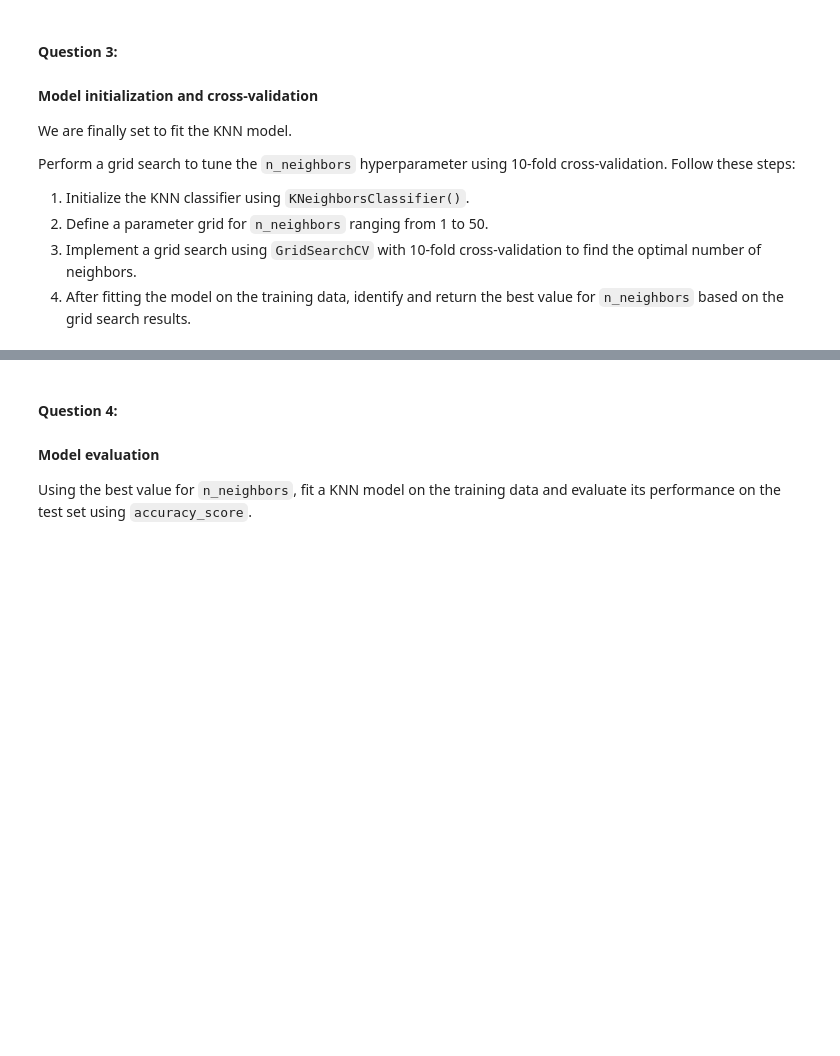
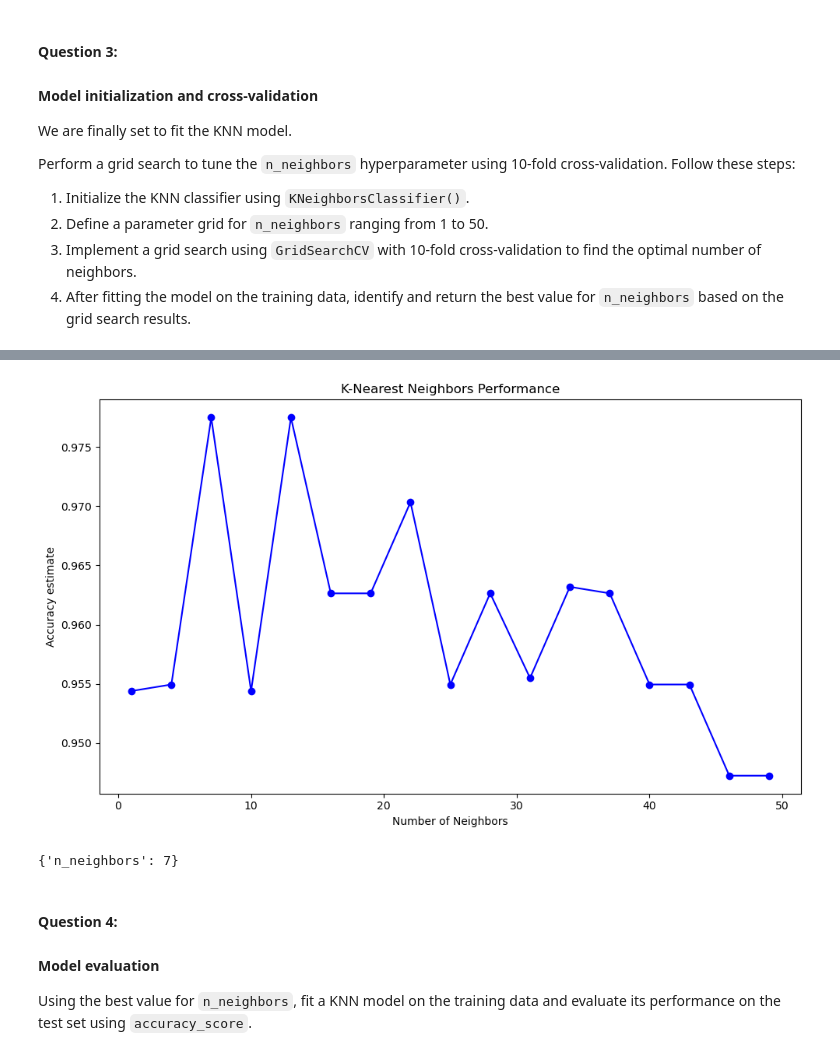
Before and after one commit to maxatrgh/LCR, a Jupyter notebook: 02_activities/assignments/assignment_1.ipynb, the cells around one changed output, grey strips where cells are left out. Cells and saved outputs as stored; diff of their text form; code cells hidden in the pictures; blank space fills up the shorter version.

```diff
--- a/02_activities/assignments/assignment_1.ipynb
+++ b/02_activities/assignments/assignment_1.ipynb
@@ -119,0 +239,15 @@ Perform a grid search to tune the `n_neighbors` hyperparameter using 10-fold cro
+# %%
+parameter_grid = {
+    "n_neighbors": range(1, 50, 3),
+}
+# %%
+wine_tune_grid =GridSearchCV(
+    estimator = knn,
+    param_grid = parameter_grid,
+    cv = 10
+)
+# %%
+wine_tune_grid.fit(
+    X_train,
+    y_train
+)
@@ -119,0 +257,3 @@ Perform a grid search to tune the `n_neighbors` hyperparameter using 10-fold cro
+# %%
+accuracy_grid = pd.DataFrame(wine_tune_grid.cv_results_)
+accuracy_grid
@@ -120,3 +279,24 @@ Perform a grid search to tune the `n_neighbors` hyperparameter using 10-fold cro
+# %%
+# Create the plot
+plt.figure(figsize=(10, 6))
+
+# Plot mean test scores with error bars
+plt.plot(accuracy_grid['param_n_neighbors'], accuracy_grid['mean_test_score'], '-o', color='blue')
+
+# Add labels and legend
+plt.xlabel('Number of Neighbors')
+plt.ylabel('Accuracy estimate')
+plt.title('K-Nearest Neighbors Performance')
+plt.tight_layout()
+plt.show()
+# %% [output]
+[figure, added]
+# %%
+# the best value for `n_neighbors` based on the grid search results.
+best_n_neighbors = wine_tune_grid.best_params_
+best_n_neighbors
+# %% [output]
+{'n_neighbors': 7}
 # %% [markdown]
 #### **Question 4:**
 #### Model evaluation
```
Also changed, not shown: parts of 18 cells of this notebook.
